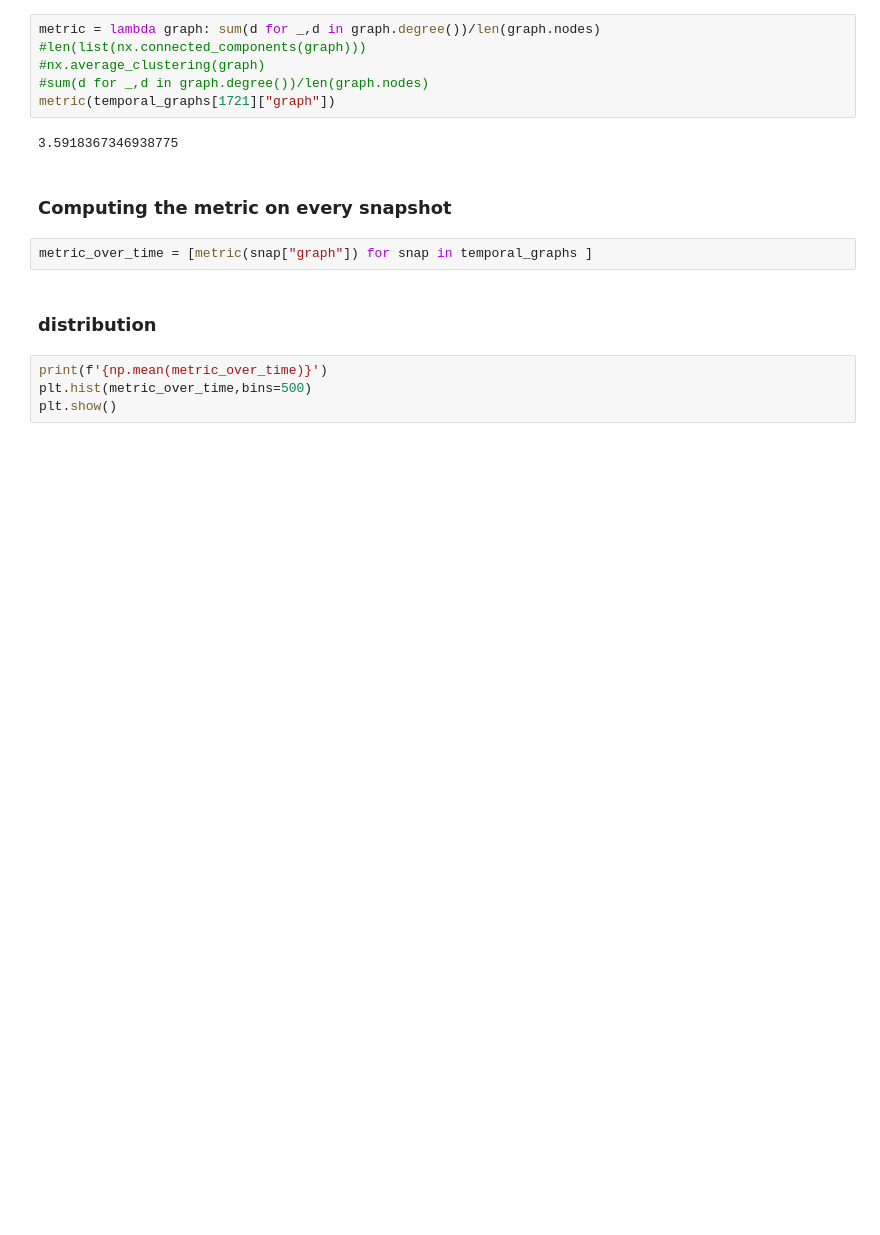
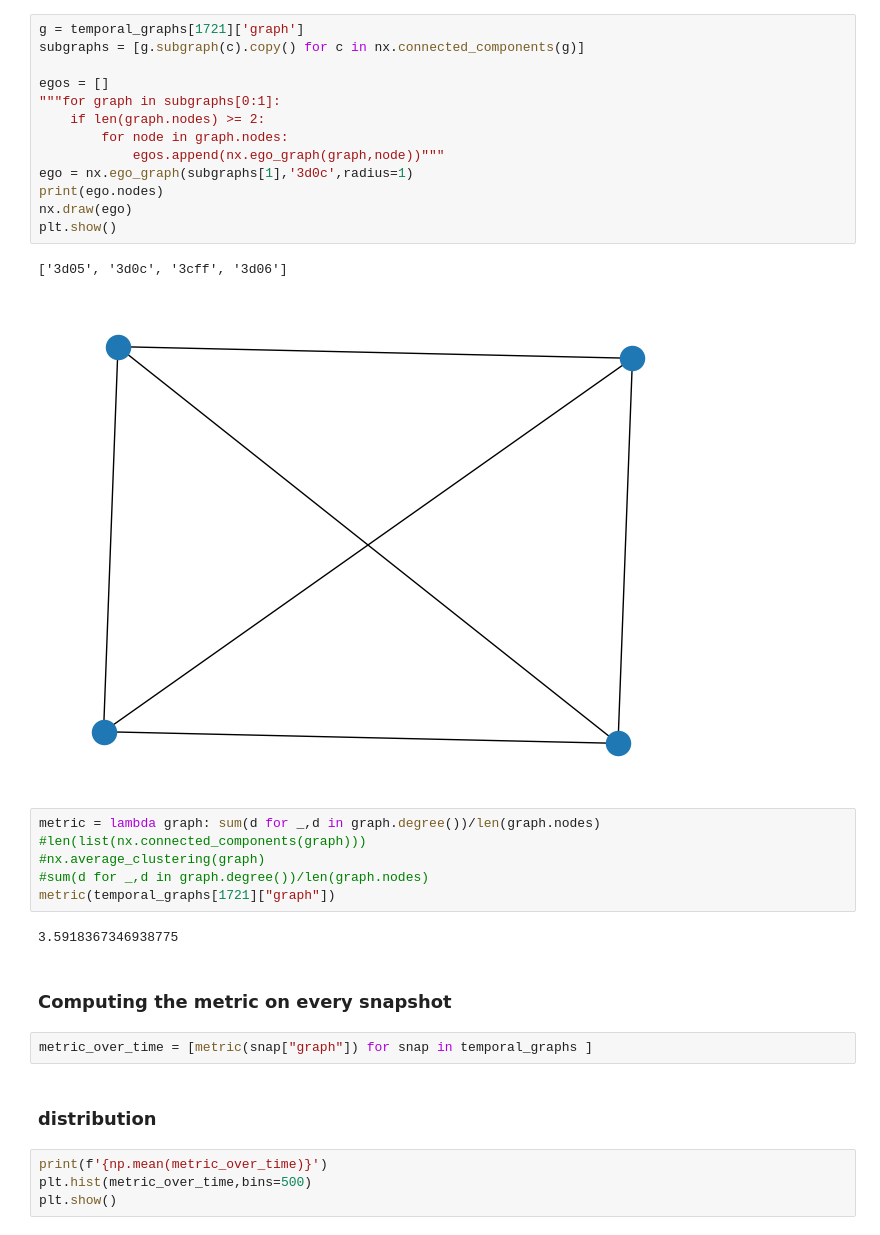
Before and after one commit to ElouanV/wait4_cows, a Jupyter notebook: src/analyse.ipynb, the cells around one changed output. Drawn from its saved outputs; the diff is of its cells as text; blank space fills up the shorter version.

```diff
--- a/src/analyse.ipynb
+++ b/src/analyse.ipynb
@@ -15,3 +57,19 @@ plt.show()
+# %%
+g = temporal_graphs[1721]['graph']
+subgraphs = [g.subgraph(c).copy() for c in nx.connected_components(g)]
+
+egos = []
+"""for graph in subgraphs[0:1]:
+    if len(graph.nodes) >= 2:
+        for node in graph.nodes:
+            egos.append(nx.ego_graph(graph,node))"""
+ego = nx.ego_graph(subgraphs[1],'3d0c',radius=1)
+print(ego.nodes)
+nx.draw(ego)
+plt.show()
+# %% [output]
+['3d05', '3d0c', '3cff', '3d06']
+[figure, added]
 # %%
 metric = lambda graph: sum(d for _,d in graph.degree())/len(graph.nodes)
 #len(list(nx.connected_components(graph)))
```
Also changed, not shown: parts of 4 cells of this notebook, 3 other files.
